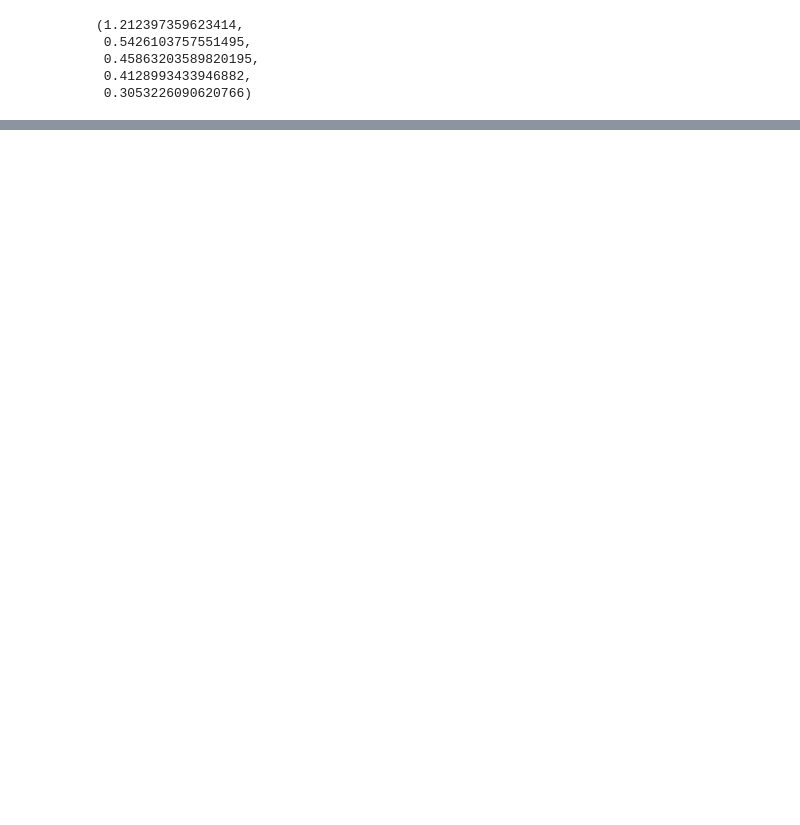
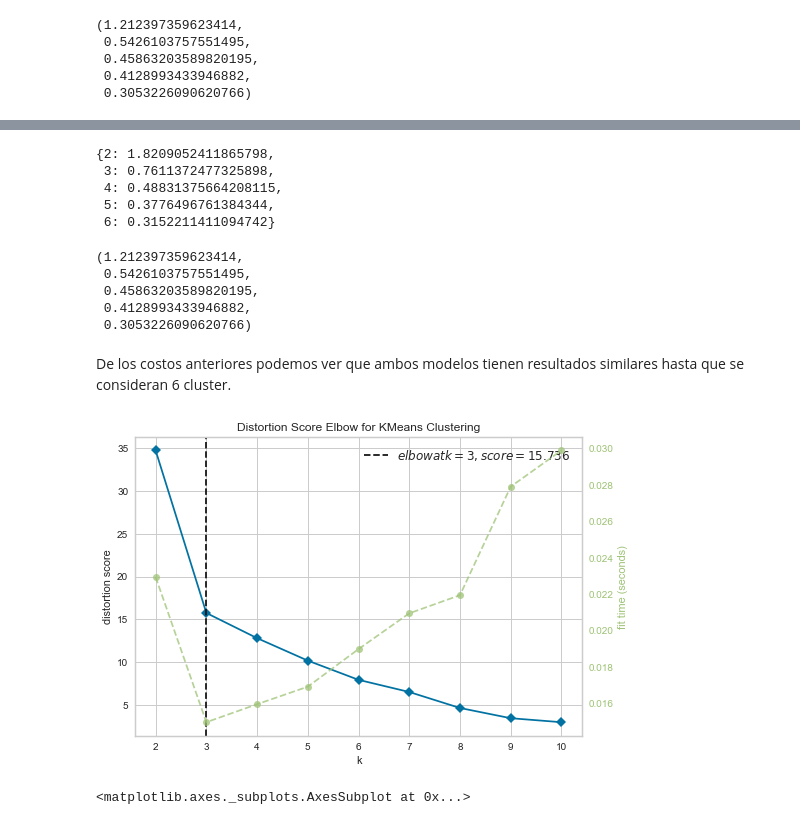
Before and after one commit to Josealigo/StatisticalLearning, a Jupyter notebook: Kmeans.ipynb, the cells around one changed output, grey strips where cells are left out. Saved outputs shown, nothing was run; the diff lists cells and outputs as text; code cells hidden in the pictures; blank space fills up the shorter version.

```diff
--- a/Kmeans.ipynb
+++ b/Kmeans.ipynb
@@ -79,6 +87,9 @@ cost1,cost2,cost3,cost4,cost5
 # %%
-np_dataset = np.array(dataset)
-kmeans = KMeans(n_clusters = 6,random_state = 0).fit(np_dataset)
-kmeans.labels_
-kmeans.cluster_centers_
-for i in range(6):
+np_dataset = np.array(dataset).astype('float')
+sk_kmeans = {}
+for i in range(2,7):
+    kmeans = KMeans(n_clusters = i,random_state = 0).fit(np_dataset)
+    piv_str = 'sk_centroids_list' + str(i-1)
+    sk_kmeans[piv_str] = kmeans.labels_
+    piv_str = 'sk_centroids' + str(i-1)
+    sk_kmeans[piv_str] = kmeans.cluster_centers_
@@ -127,0 +204,26 @@ data
+# %%
+gmm_cost
+# %% [output]
+{2: 1.8209052411865798,
+ 3: 0.7611372477325898,
+ 4: 0.48831375664208115,
+ 5: 0.3776496761384344,
+ 6: 0.3152211411094742}
+# %%
+cost1,cost2,cost3,cost4,cost5
+# %% [output]
+(1.212397359623414,
+ 0.5426103757551495,
+ 0.45863203589820195,
+ 0.4128993433946882,
+ 0.3053226090620766)
+# %% [markdown]
+De los costos anteriores podemos ver que ambos modelos tienen resultados similares hasta que se consideran 6 cluster.
+# %%
+from yellowbrick.cluster import KElbowVisualizer
+model = KElbowVisualizer(KMeans(), k=10)
+model.fit(np_dataset)
+model.show()
+# %% [output]
+[figure, added]
+<matplotlib.axes._subplots.AxesSubplot at 0x...>
```
Also changed, not shown: parts of 27 cells of this notebook.
